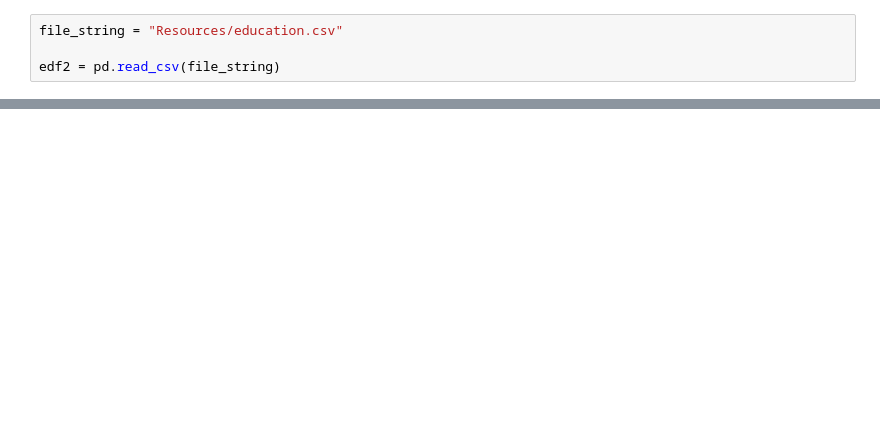
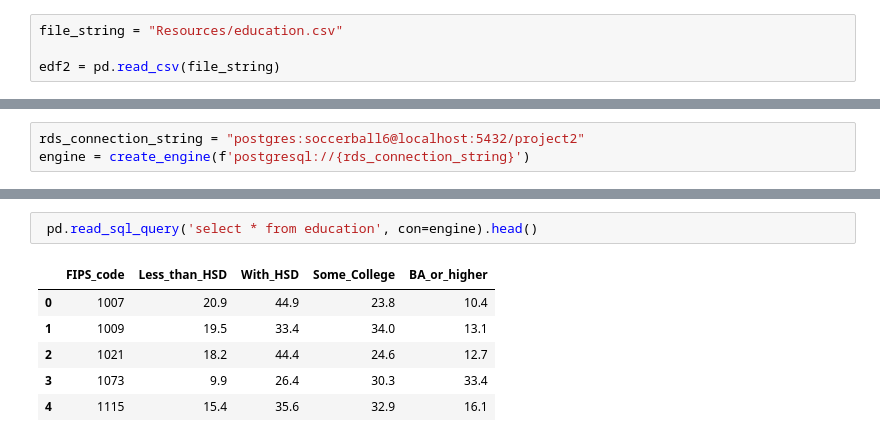
Before and after one commit to klbowman/COVID-Cases-Dataset, a Jupyter notebook: education.ipynb, the cells around one changed output, grey strips where cells are left out. Cells and saved outputs as stored; diff of their text form; blank space fills up the shorter version.

```diff
--- a/education.ipynb
+++ b/education.ipynb
@@ -45,0 +62,3 @@ edf_filter.csv('Resources/education_cl')
+# %%
+rds_connection_string = "postgres:soccerball6@localhost:5432/project2"
+engine = create_engine(f'postgresql://{rds_connection_string}')
@@ -45,0 +105,9 @@ edf_filter.csv('Resources/education_cl')
+# %%
+ pd.read_sql_query('select * from education', con=engine).head()
+# %% [output]
+|  | FIPS_code | Less_than_HSD | With_HSD | Some_College | BA_or_higher |
+| 0 | 1007 | 20.9 | 44.9 | 23.8 | 10.4 |
+| 1 | 1009 | 19.5 | 33.4 | 34.0 | 13.1 |
+| 2 | 1021 | 18.2 | 44.4 | 24.6 | 12.7 |
+| 3 | 1073 | 9.9 | 26.4 | 30.3 | 33.4 |
+| 4 | 1115 | 15.4 | 35.6 | 32.9 | 16.1 |
```
Also changed, not shown: parts of 13 cells of this notebook.
